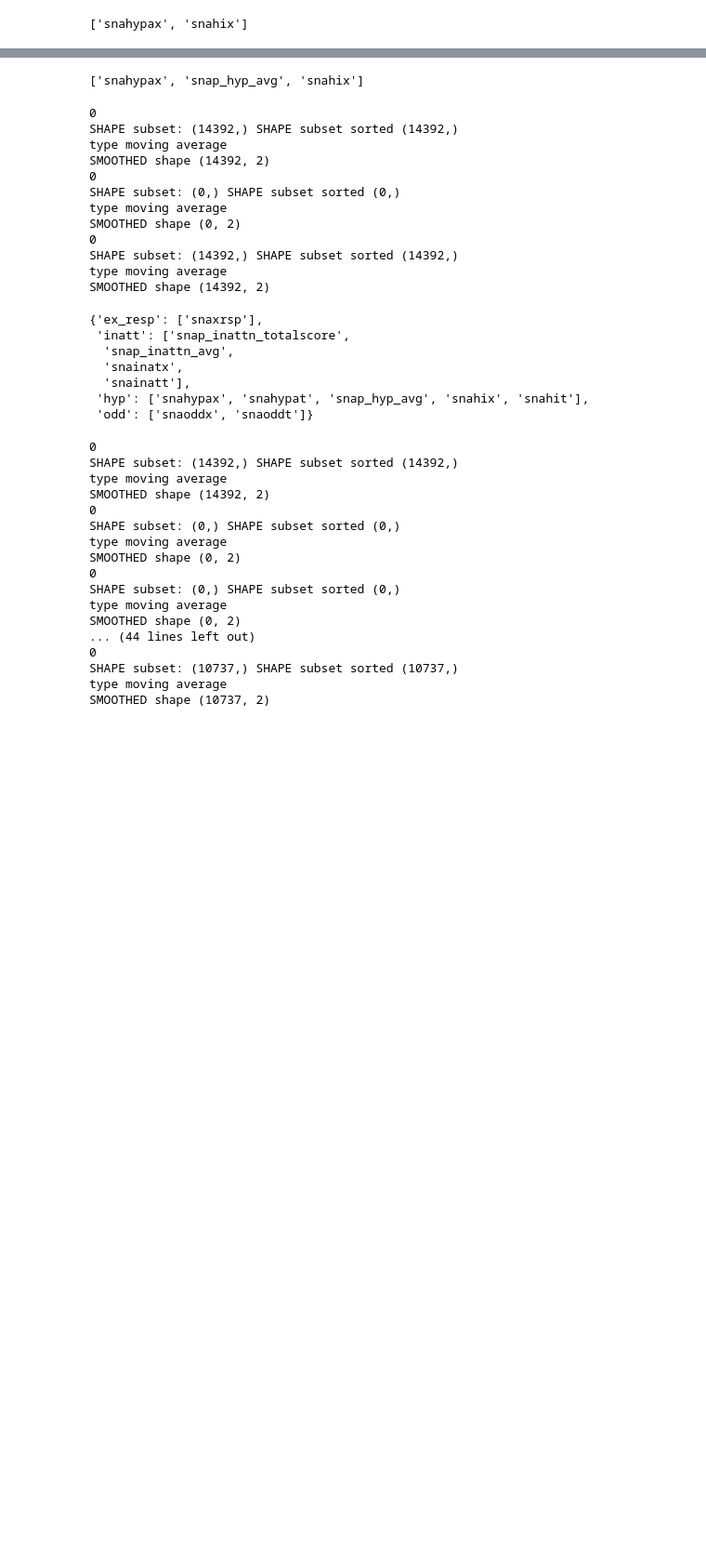
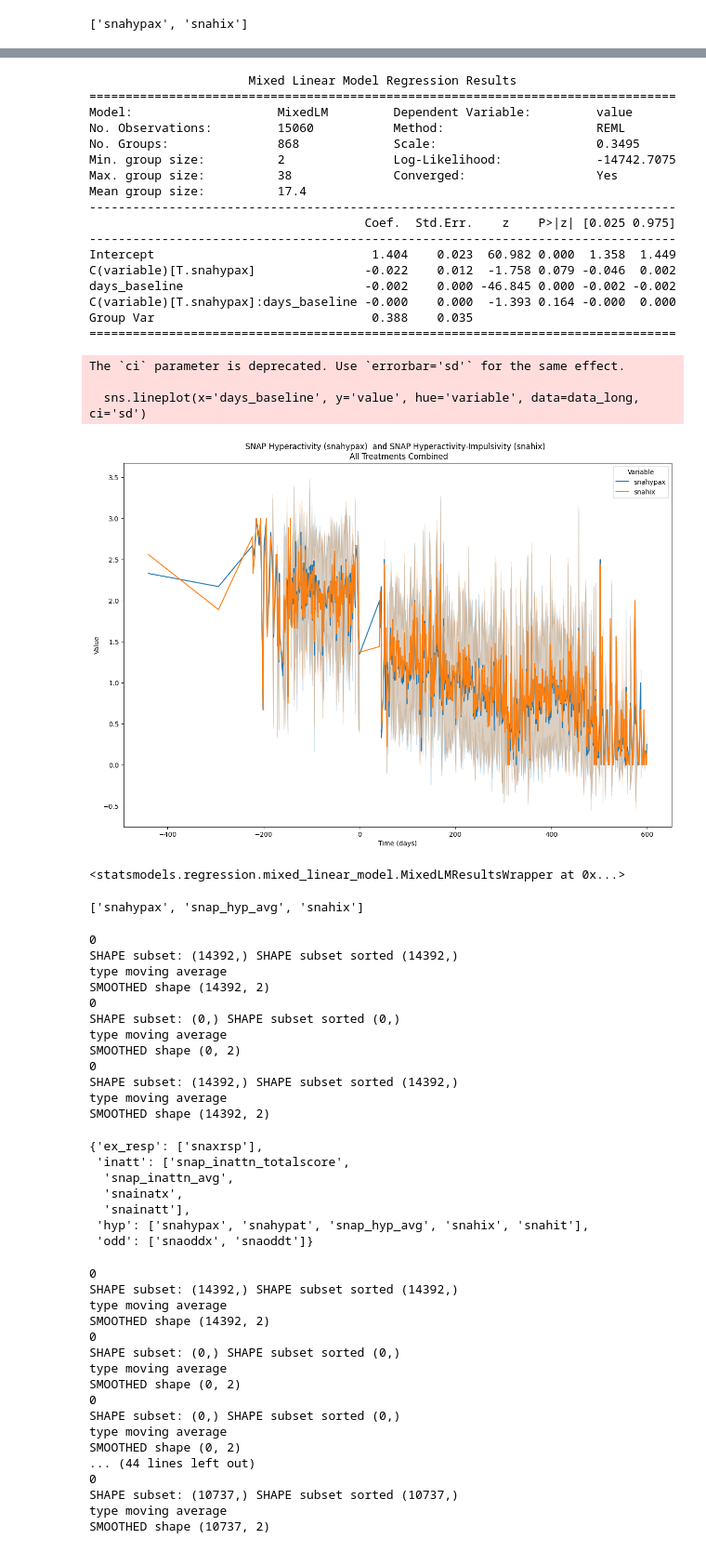
Before and after one commit to ALINA991/ADHD_fMRI, a Jupyter notebook: MTA/plot_outcome_options.ipynb, the cells around one changed output, grey strips where cells are left out. Shown at 93% size. Drawn from its saved outputs; the diff is of its cells as text; code cells hidden in the pictures; blank space fills up the shorter version.

```diff
--- a/MTA/plot_outcome_options.ipynb
+++ b/MTA/plot_outcome_options.ipynb
@@ -265,3 +468,28 @@ The `ci` parameter is deprecated. Use `errorbar='sd'` for the same effect.
+# %%
+compare_vars(data, varss, plot= True, trt_name= None, days_baseline= 600, outcomes_dict_fig= outcomes_dict_fig, save_path=save_path)
+# %% [output]
+                      Mixed Linear Model Regression Results
+=================================================================================
+Model:                    MixedLM         Dependent Variable:         value
+No. Observations:         15060           Method:                     REML
+No. Groups:               868             Scale:                      0.3495
+Min. group size:          2               Log-Likelihood:             -14742.7075
+Max. group size:          38              Converged:                  Yes
+Mean group size:          17.4
+---------------------------------------------------------------------------------
+                                      Coef.  Std.Err.    z    P>|z| [0.025 0.975]
+---------------------------------------------------------------------------------
+Intercept                              1.404    0.023  60.982 0.000  1.358  1.449
+C(variable)[T.snahypax]               -0.022    0.012  -1.758 0.079 -0.046  0.002
+days_baseline                         -0.002    0.000 -46.845 0.000 -0.002 -0.002
+C(variable)[T.snahypax]:days_baseline -0.000    0.000  -1.393 0.164 -0.000  0.000
+Group Var                              0.388    0.035
+=================================================================================
+The `ci` parameter is deprecated. Use `errorbar='sd'` for the same effect.
+
+  sns.lineplot(x='days_baseline', y='value', hue='variable', data=data_long, ci='sd')
+[figure, added]
+<statsmodels.regression.mixed_linear_model.MixedLMResultsWrapper at 0x...>
 # %%
 var = 'hyp_x'
 snap_vars_dict[var]
```
Also changed, not shown: parts of 35 cells of this notebook, 12 other files.
